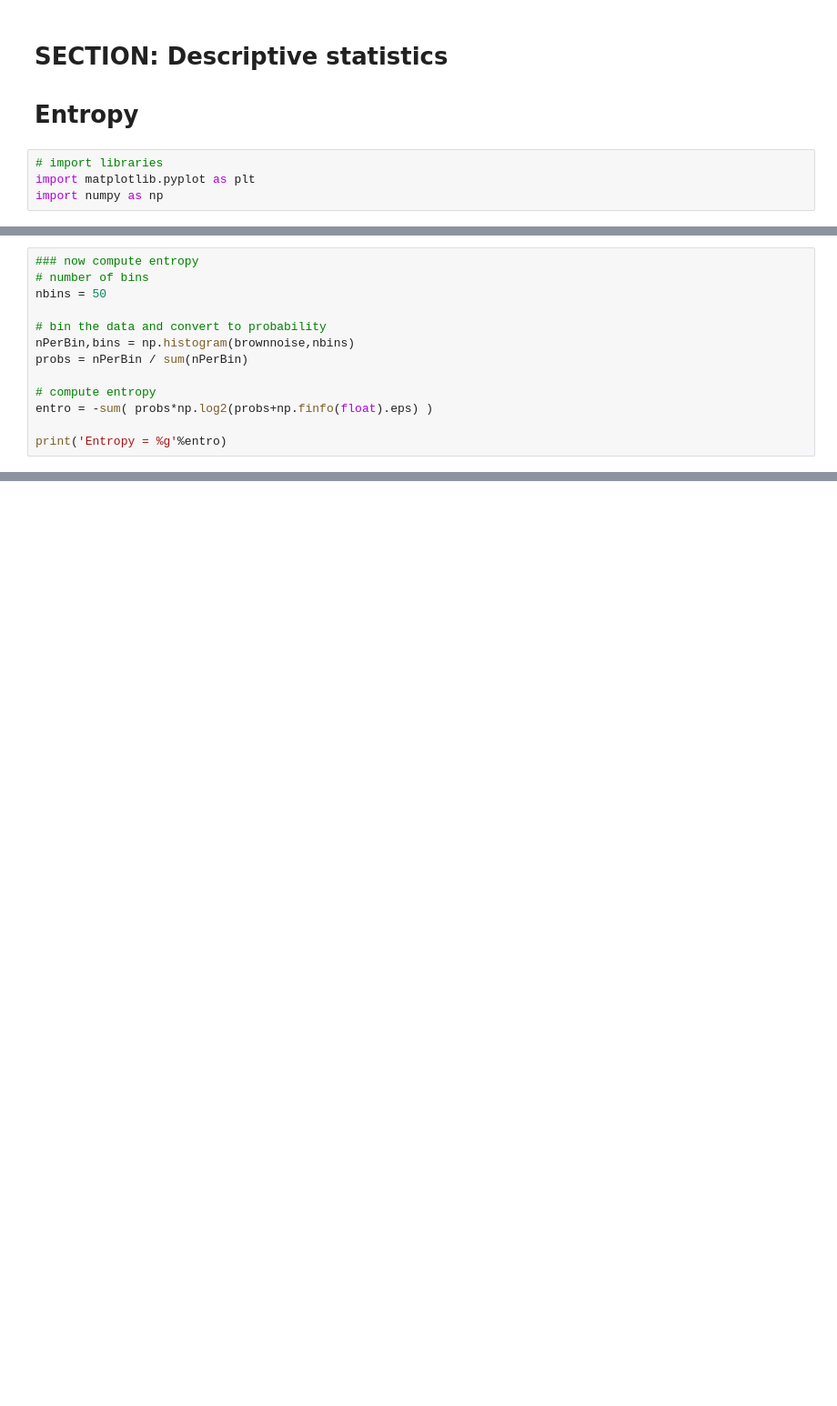
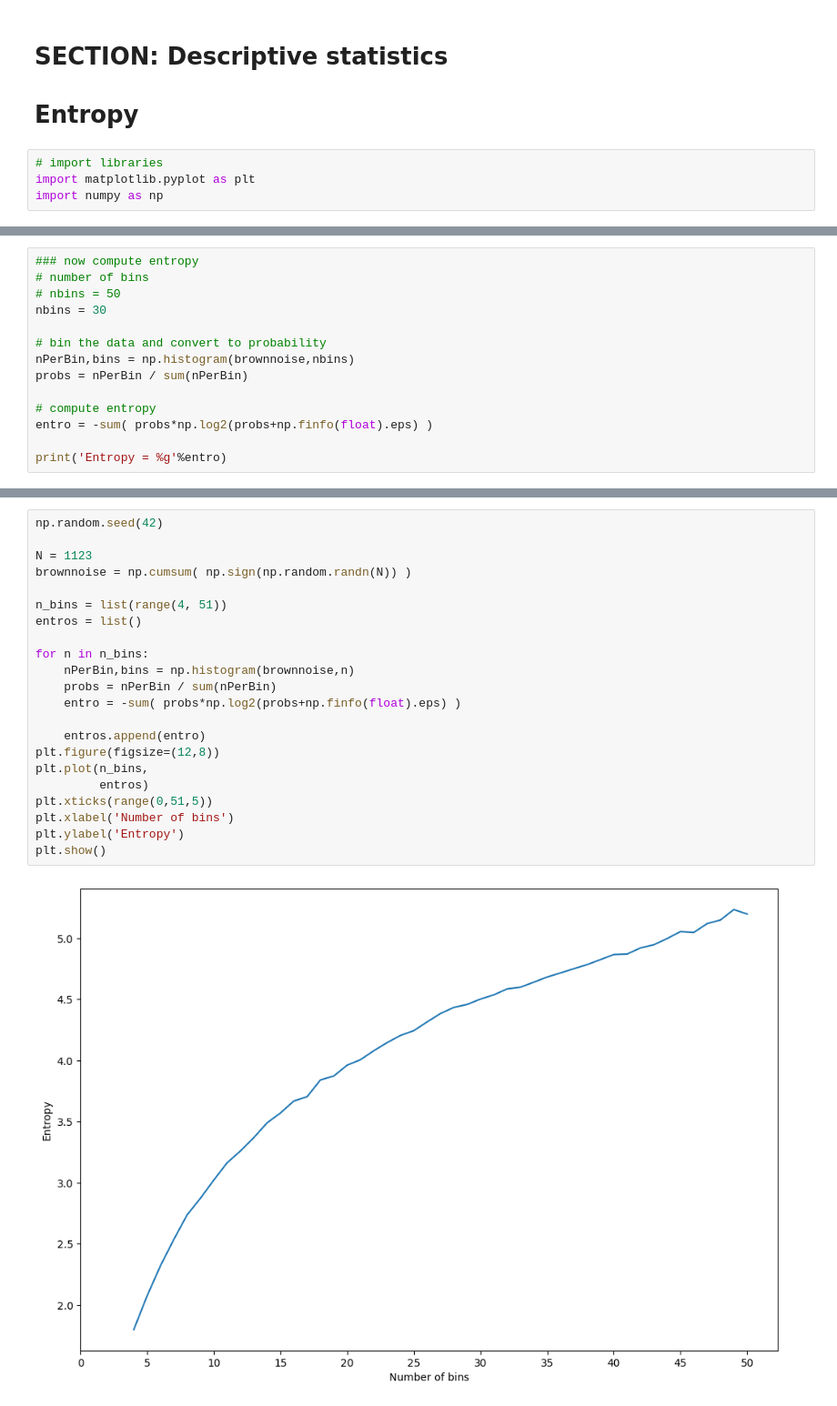
Before and after one commit to SiracencoSerghei/Statistics_and_ML, a Jupyter notebook: 2.2_descriptives/stats_descriptives_entropy.ipynb, the cells around one changed output, grey strips where cells are left out. Shown: that part at 91% size. Cells and saved outputs as stored; diff of their text form; blank space fills up the shorter version.

Commit message:
entropy

```diff
--- a/2.2_descriptives/stats_descriptives_entropy.ipynb
+++ b/2.2_descriptives/stats_descriptives_entropy.ipynb
@@ -59,7 +67,8 @@ plt.show()
 # %%
 ### now compute entropy
 # number of bins
-nbins = 50
+# nbins = 50
+nbins = 30
 
 # bin the data and convert to probability
 nPerBin,bins = np.histogram(brownnoise,nbins)
@@ -71,0 +87,24 @@ print('Entropy = %g'%entro)
+# %%
+np.random.seed(42)
+
+N = 1123
+brownnoise = np.cumsum( np.sign(np.random.randn(N)) )
+
+n_bins = list(range(4, 51))
+entros = list()
+
+for n in n_bins:
+    nPerBin,bins = np.histogram(brownnoise,n)
+    probs = nPerBin / sum(nPerBin)
+    entro = -sum( probs*np.log2(probs+np.finfo(float).eps) )
+
+    entros.append(entro)
+plt.figure(figsize=(12,8))
+plt.plot(n_bins,
+         entros)
+plt.xticks(range(0,51,5))
+plt.xlabel('Number of bins')
+plt.ylabel('Entropy')
+plt.show()
+# %% [output]
+[figure, added]
```
Also changed, not shown: parts of 7 cells of this notebook.
